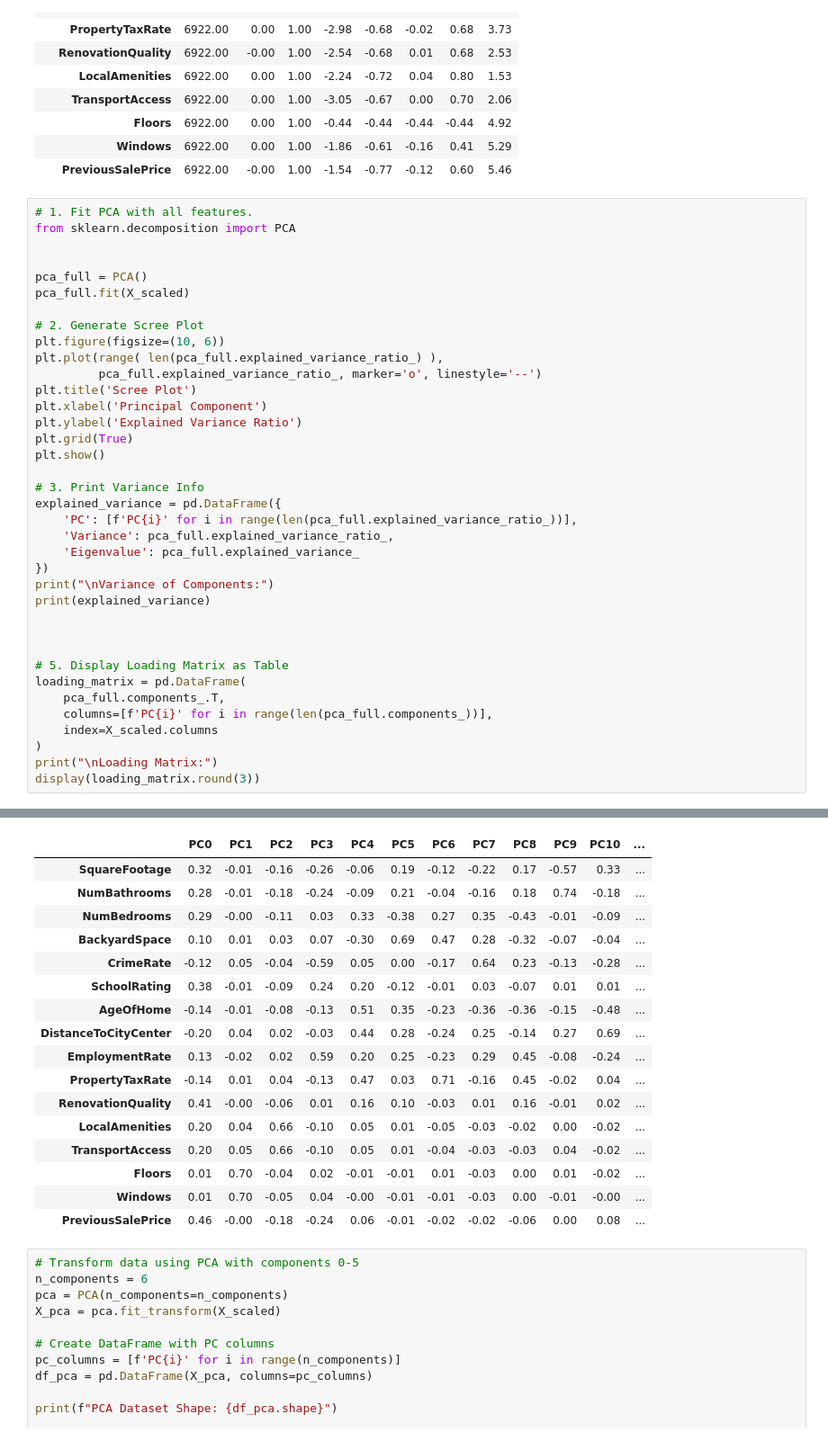
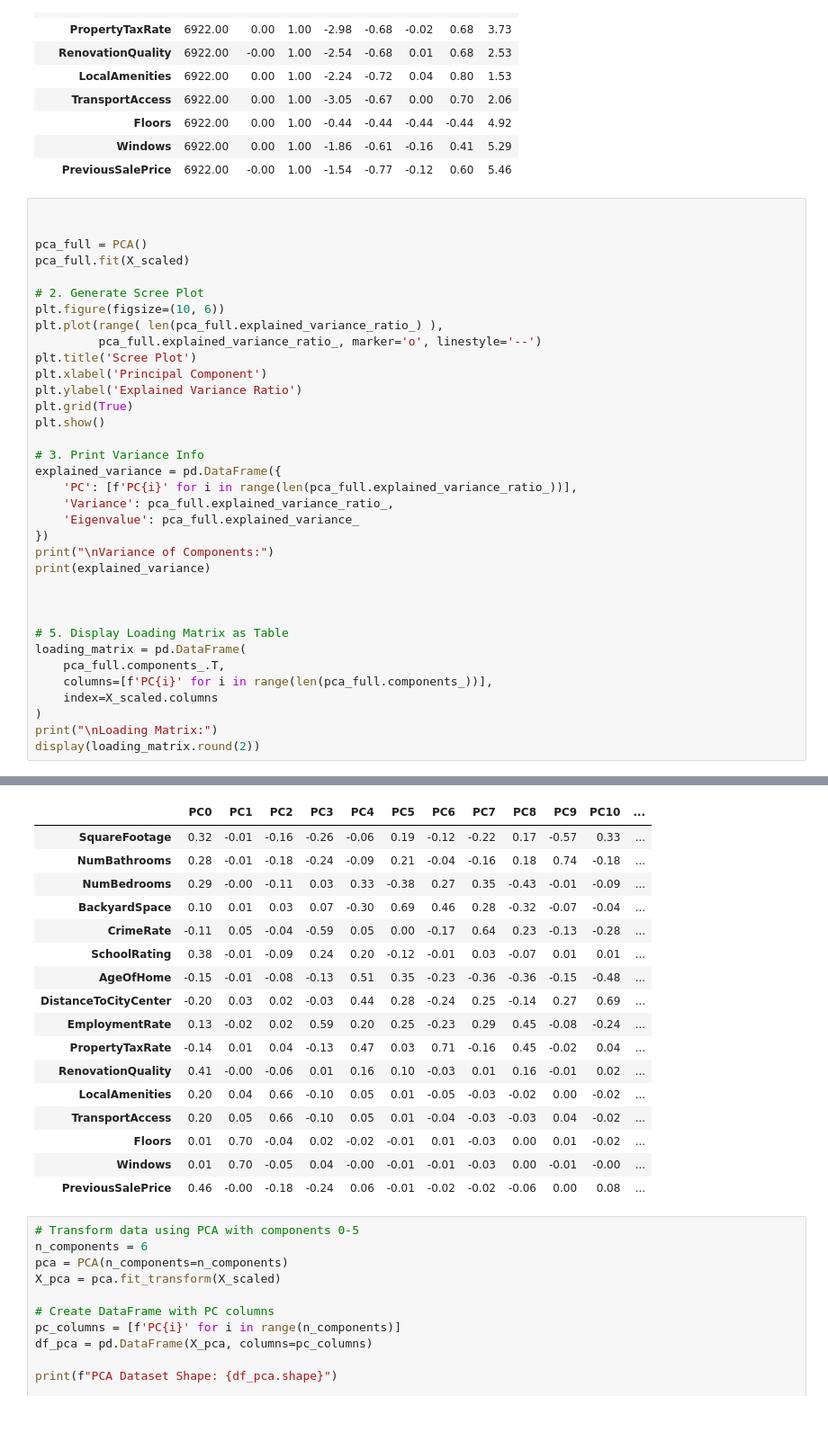
Before and after one commit to jdemuth17/D600, a Jupyter notebook: D600_task_3.ipynb, the cells around one changed output, grey strips where cells are left out. Shown at 90% size. Drawn from its saved outputs; the diff is of its cells as text.

```diff
--- a/D600_task_3.ipynb
+++ b/D600_task_3.ipynb
@@ -124,8 +124,6 @@ Descriptive Statistics (Standardized Features):
 | Windows | 6922.00 | 0.00 | 1.00 | -1.86 | -0.61 | -0.16 | 0.41 | 5.29 |
 | PreviousSalePrice | 6922.00 | -0.00 | 1.00 | -1.54 | -0.77 | -0.12 | 0.60 | 5.46 |
 # %%
-# 1. Fit PCA with all features.
-from sklearn.decomposition import PCA
 
 
 pca_full = PCA()
@@ -158,45 +156,45 @@ loading_matrix = pd.DataFrame(
     columns=[f'PC{i}' for i in range(len(pca_full.components_))],
     index=X_scaled.columns
 )
 print("\nLoading Matrix:")
-display(loading_matrix.round(3))
+display(loading_matrix.round(2))
 # %% [output]
 [figure]
 Variance of Components:
       PC  Variance  Eigenvalue
 0    PC0      0.20        3.23
 1    PC1      0.10        1.60
 2    PC2      0.08        1.35
 3    PC3      0.07        1.13
 4    PC4      0.07        1.06
 5    PC5      0.06        1.01
 6    PC6      0.06        0.93
 7    PC7      0.06        0.92
 8    PC8      0.06        0.90
 9    PC9      0.05        0.85
 10  PC10      0.05        0.83
 11  PC11      0.04        0.61
 12  PC12      0.03        0.51
 13  PC13      0.03        0.46
 14  PC14      0.03        0.40
 15  PC15      0.01        0.18
 
 Loading Matrix:
 |  | PC0 | PC1 | PC2 | PC3 | PC4 | PC5 | PC6 | PC7 | PC8 | PC9 | PC10 | ... |
 | SquareFootage | 0.32 | -0.01 | -0.16 | -0.26 | -0.06 | 0.19 | -0.12 | -0.22 | 0.17 | -0.57 | 0.33 | ... |
 | NumBathrooms | 0.28 | -0.01 | -0.18 | -0.24 | -0.09 | 0.21 | -0.04 | -0.16 | 0.18 | 0.74 | -0.18 | ... |
 | NumBedrooms | 0.29 | -0.00 | -0.11 | 0.03 | 0.33 | -0.38 | 0.27 | 0.35 | -0.43 | -0.01 | -0.09 | ... |
-| BackyardSpace | 0.10 | 0.01 | 0.03 | 0.07 | -0.30 | 0.69 | 0.47 | 0.28 | -0.32 | -0.07 | -0.04 | ... |
-| CrimeRate | -0.12 | 0.05 | -0.04 | -0.59 | 0.05 | 0.00 | -0.17 | 0.64 | 0.23 | -0.13 | -0.28 | ... |
+| BackyardSpace | 0.10 | 0.01 | 0.03 | 0.07 | -0.30 | 0.69 | 0.46 | 0.28 | -0.32 | -0.07 | -0.04 | ... |
+| CrimeRate | -0.11 | 0.05 | -0.04 | -0.59 | 0.05 | 0.00 | -0.17 | 0.64 | 0.23 | -0.13 | -0.28 | ... |
 | SchoolRating | 0.38 | -0.01 | -0.09 | 0.24 | 0.20 | -0.12 | -0.01 | 0.03 | -0.07 | 0.01 | 0.01 | ... |
-| AgeOfHome | -0.14 | -0.01 | -0.08 | -0.13 | 0.51 | 0.35 | -0.23 | -0.36 | -0.36 | -0.15 | -0.48 | ... |
-| DistanceToCityCenter | -0.20 | 0.04 | 0.02 | -0.03 | 0.44 | 0.28 | -0.24 | 0.25 | -0.14 | 0.27 | 0.69 | ... |
+| AgeOfHome | -0.15 | -0.01 | -0.08 | -0.13 | 0.51 | 0.35 | -0.23 | -0.36 | -0.36 | -0.15 | -0.48 | ... |
+| DistanceToCityCenter | -0.20 | 0.03 | 0.02 | -0.03 | 0.44 | 0.28 | -0.24 | 0.25 | -0.14 | 0.27 | 0.69 | ... |
 | EmploymentRate | 0.13 | -0.02 | 0.02 | 0.59 | 0.20 | 0.25 | -0.23 | 0.29 | 0.45 | -0.08 | -0.24 | ... |
 | PropertyTaxRate | -0.14 | 0.01 | 0.04 | -0.13 | 0.47 | 0.03 | 0.71 | -0.16 | 0.45 | -0.02 | 0.04 | ... |
 | RenovationQuality | 0.41 | -0.00 | -0.06 | 0.01 | 0.16 | 0.10 | -0.03 | 0.01 | 0.16 | -0.01 | 0.02 | ... |
 | LocalAmenities | 0.20 | 0.04 | 0.66 | -0.10 | 0.05 | 0.01 | -0.05 | -0.03 | -0.02 | 0.00 | -0.02 | ... |
 | TransportAccess | 0.20 | 0.05 | 0.66 | -0.10 | 0.05 | 0.01 | -0.04 | -0.03 | -0.03 | 0.04 | -0.02 | ... |
-| Floors | 0.01 | 0.70 | -0.04 | 0.02 | -0.01 | -0.01 | 0.01 | -0.03 | 0.00 | 0.01 | -0.02 | ... |
+| Floors | 0.01 | 0.70 | -0.04 | 0.02 | -0.02 | -0.01 | 0.01 | -0.03 | 0.00 | 0.01 | -0.02 | ... |
 | Windows | 0.01 | 0.70 | -0.05 | 0.04 | -0.00 | -0.01 | -0.01 | -0.03 | 0.00 | -0.01 | -0.00 | ... |
 | PreviousSalePrice | 0.46 | -0.00 | -0.18 | -0.24 | 0.06 | -0.01 | -0.02 | -0.02 | -0.06 | 0.00 | 0.08 | ... |
 # %%
```
Also changed, not shown: parts of 5 cells of this notebook.
